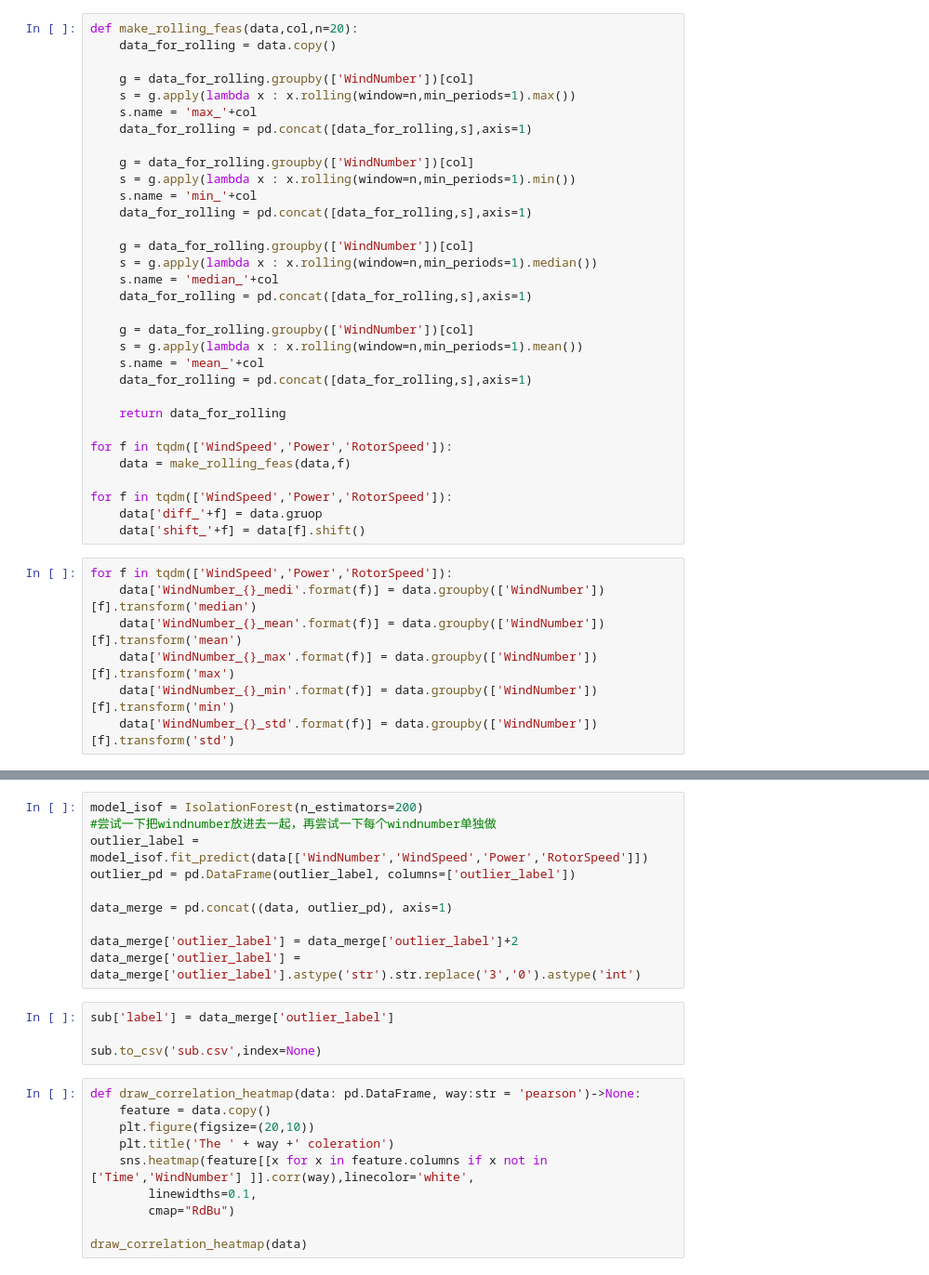
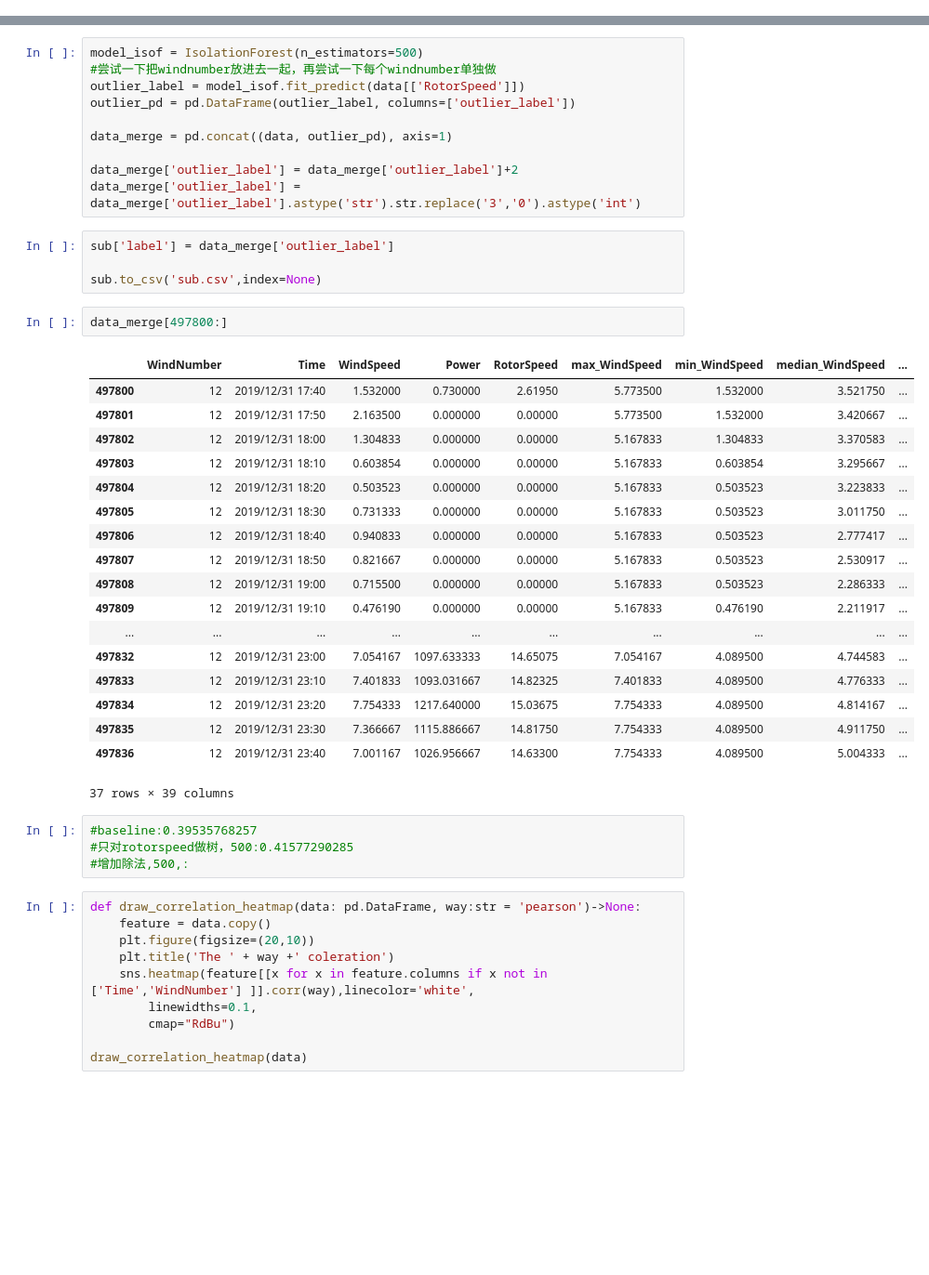
Before and after one commit to liuyi6111/EnergyData-Anomaly-Detection-And-Clean, a Jupyter notebook: bigdata/水电/baseline.ipynb, the cells around one changed output, grey strips where cells are left out. Shown at 93% size. Drawn from its saved outputs; the diff is of its cells as text; blank space fills up the shorter version.

```diff
--- a/bigdata/水电/baseline.ipynb
+++ b/bigdata/水电/baseline.ipynb
@@ -13,42 +13,3 @@ from sklearn.cluster import KMeans
 # %%
 data = pd.read_csv('./data/dataset.csv')
 sub = pd.read_csv('./data/submission.csv')
-# %%
-def make_rolling_feas(data,col,n=20):
-    data_for_rolling = data.copy()
-
-    g = data_for_rolling.groupby(['WindNumber'])[col]
-    s = g.apply(lambda x : x.rolling(window=n,min_periods=1).max())
-    s.name = 'max_'+col
-    data_for_rolling = pd.concat([data_for_rolling,s],axis=1)
-
-    g = data_for_rolling.groupby(['WindNumber'])[col]
-    s = g.apply(lambda x : x.rolling(window=n,min_periods=1).min())
-    s.name = 'min_'+col
-    data_for_rolling = pd.concat([data_for_rolling,s],axis=1)
-
-    g = data_for_rolling.groupby(['WindNumber'])[col]
-    s = g.apply(lambda x : x.rolling(window=n,min_periods=1).median())
-    s.name = 'median_'+col
-    data_for_rolling = pd.concat([data_for_rolling,s],axis=1)
-
-    g = data_for_rolling.groupby(['WindNumber'])[col]
-    s = g.apply(lambda x : x.rolling(window=n,min_periods=1).mean())
-    s.name = 'mean_'+col
-    data_for_rolling = pd.concat([data_for_rolling,s],axis=1)
-
-    return data_for_rolling
-
-for f in tqdm(['WindSpeed','Power','RotorSpeed']):
-    data = make_rolling_feas(data,f)
-
-for f in tqdm(['WindSpeed','Power','RotorSpeed']):
-    data['diff_'+f] = data.gruop
-    data['shift_'+f] = data[f].shift()
-# %%
-for f in tqdm(['WindSpeed','Power','RotorSpeed']):
-    data['WindNumber_{}_medi'.format(f)] = data.groupby(['WindNumber'])[f].transform('median')
-    data['WindNumber_{}_mean'.format(f)] = data.groupby(['WindNumber'])[f].transform('mean')
-    data['WindNumber_{}_max'.format(f)] = data.groupby(['WindNumber'])[f].transform('max')
-    data['WindNumber_{}_min'.format(f)] = data.groupby(['WindNumber'])[f].transform('min')
-    data['WindNumber_{}_std'.format(f)] = data.groupby(['WindNumber'])[f].transform('std')
@@ -55,7 +23,7 @@ for f in tqdm(['WindSpeed','Power','RotorSpeed']):
 # %%
-model_isof = IsolationForest(n_estimators=200)
+model_isof = IsolationForest(n_estimators=500)
 #尝试一下把windnumber放进去一起，再尝试一下每个windnumber单独做
-outlier_label = model_isof.fit_predict(data[['WindNumber','WindSpeed','Power','RotorSpeed']])
+outlier_label = model_isof.fit_predict(data[['RotorSpeed']])
 outlier_pd = pd.DataFrame(outlier_label, columns=['outlier_label'])
 
 data_merge = pd.concat((data, outlier_pd), axis=1)
@@ -66,6 +34,31 @@ data_merge['outlier_label'] = data_merge['outlier_label'].astype('str').str.repl
 sub['label'] = data_merge['outlier_label']
 
 sub.to_csv('sub.csv',index=None)
+# %%
+data_merge[497800:]
+# %% [output]
+|  | WindNumber | Time | WindSpeed | Power | RotorSpeed | max_WindSpeed | min_WindSpeed | median_WindSpeed | ... |
+| 497800 | 12 | 2019/12/31 17:40 | 1.532000 | 0.730000 | 2.61950 | 5.773500 | 1.532000 | 3.521750 | ... |
+| 497801 | 12 | 2019/12/31 17:50 | 2.163500 | 0.000000 | 0.00000 | 5.773500 | 1.532000 | 3.420667 | ... |
+| 497802 | 12 | 2019/12/31 18:00 | 1.304833 | 0.000000 | 0.00000 | 5.167833 | 1.304833 | 3.370583 | ... |
+| 497803 | 12 | 2019/12/31 18:10 | 0.603854 | 0.000000 | 0.00000 | 5.167833 | 0.603854 | 3.295667 | ... |
+| 497804 | 12 | 2019/12/31 18:20 | 0.503523 | 0.000000 | 0.00000 | 5.167833 | 0.503523 | 3.223833 | ... |
+| 497805 | 12 | 2019/12/31 18:30 | 0.731333 | 0.000000 | 0.00000 | 5.167833 | 0.503523 | 3.011750 | ... |
+| 497806 | 12 | 2019/12/31 18:40 | 0.940833 | 0.000000 | 0.00000 | 5.167833 | 0.503523 | 2.777417 | ... |
+| 497807 | 12 | 2019/12/31 18:50 | 0.821667 | 0.000000 | 0.00000 | 5.167833 | 0.503523 | 2.530917 | ... |
+| 497808 | 12 | 2019/12/31 19:00 | 0.715500 | 0.000000 | 0.00000 | 5.167833 | 0.503523 | 2.286333 | ... |
+| 497809 | 12 | 2019/12/31 19:10 | 0.476190 | 0.000000 | 0.00000 | 5.167833 | 0.476190 | 2.211917 | ... |
+| ... | ... | ... | ... | ... | ... | ... | ... | ... | ... |
+| 497832 | 12 | 2019/12/31 23:00 | 7.054167 | 1097.633333 | 14.65075 | 7.054167 | 4.089500 | 4.744583 | ... |
+| 497833 | 12 | 2019/12/31 23:10 | 7.401833 | 1093.031667 | 14.82325 | 7.401833 | 4.089500 | 4.776333 | ... |
+| 497834 | 12 | 2019/12/31 23:20 | 7.754333 | 1217.640000 | 15.03675 | 7.754333 | 4.089500 | 4.814167 | ... |
+| 497835 | 12 | 2019/12/31 23:30 | 7.366667 | 1115.886667 | 14.81750 | 7.754333 | 4.089500 | 4.911750 | ... |
+| 497836 | 12 | 2019/12/31 23:40 | 7.001167 | 1026.956667 | 14.63300 | 7.754333 | 4.089500 | 5.004333 | ... |
+37 rows × 39 columns
+# %%
+#baseline:0.39535768257
+#只对rotorspeed做树，500:0.41577290285
+#增加除法,500,:
 # %%
 def draw_correlation_heatmap(data: pd.DataFrame, way:str = 'pearson')->None:
     feature = data.copy()
```
Also changed, not shown: parts of 2 cells of this notebook, 4 other files.
